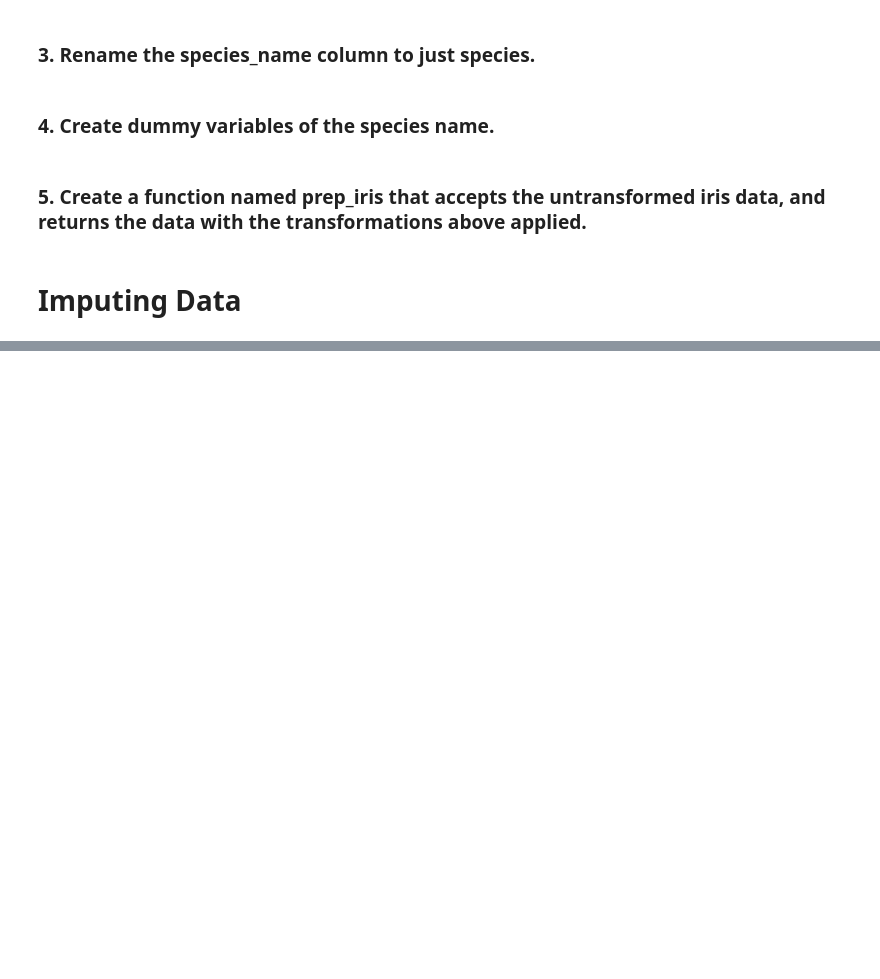
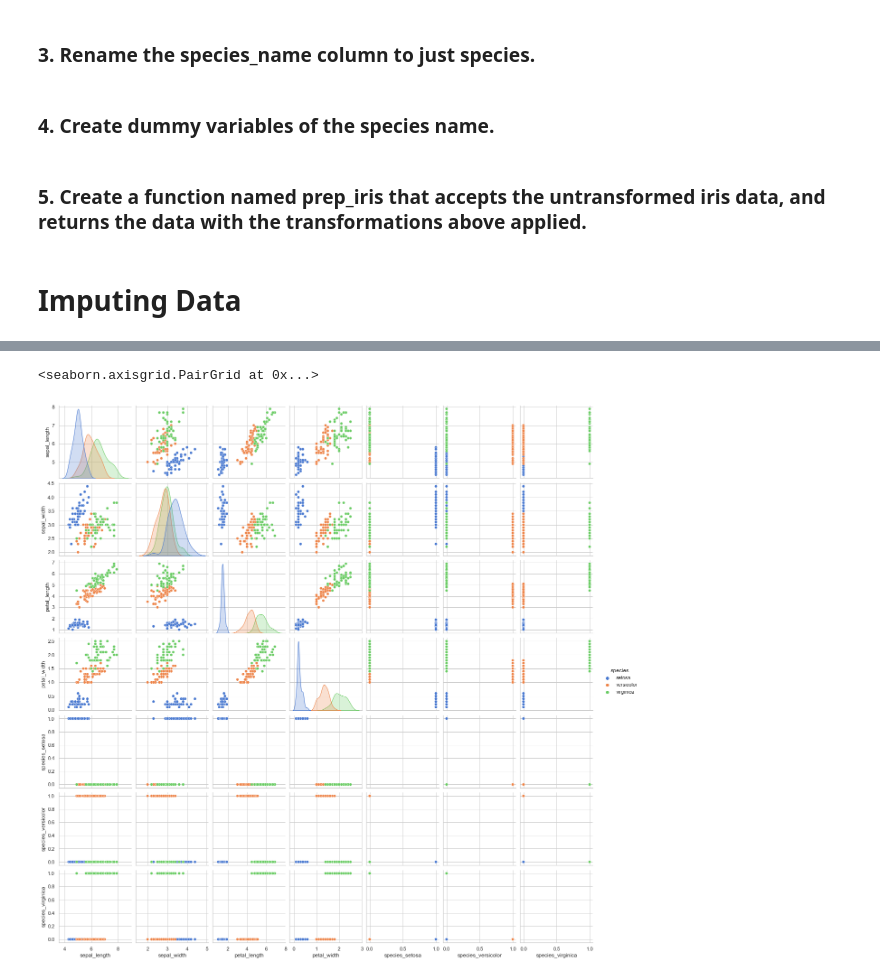
Before and after one commit to veronica-f-reyes/classification-exercises, a Jupyter notebook: classification_exercises.ipynb, the cells around one changed output, grey strips where cells are left out. Saved outputs shown, nothing was run; the diff lists cells and outputs as text; code cells hidden in the pictures; blank space fills up the shorter version.

```diff
--- a/classification_exercises.ipynb
+++ b/classification_exercises.ipynb
@@ -335,0 +417,5 @@ test -> (30, 8)
+# %%
+sns.pairplot(df, hue = 'species')
+# %% [output]
+<seaborn.axisgrid.PairGrid at 0x...>
+[figure, added]
```
Also changed, not shown: parts of 36 cells of this notebook, 1 other file.
